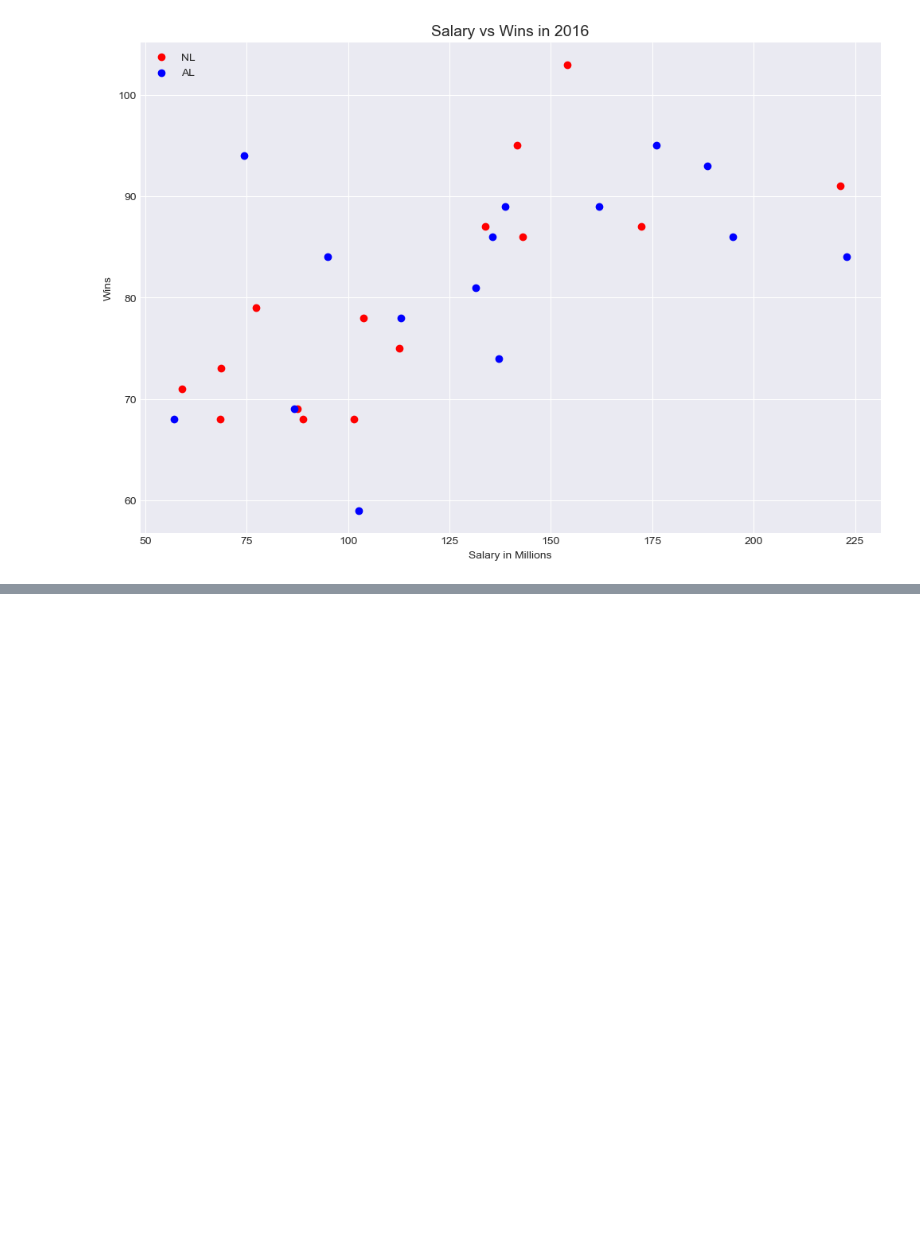
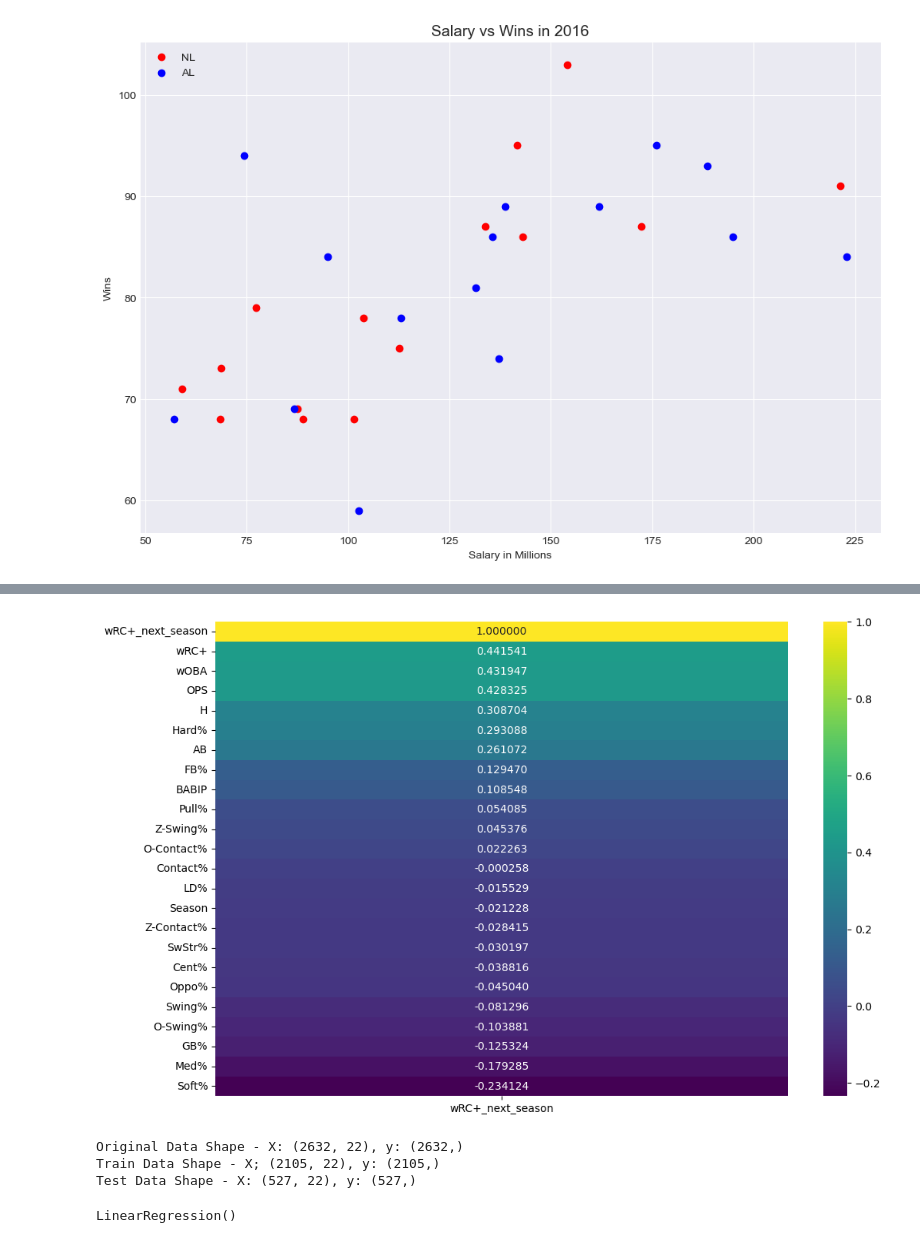
Before and after one commit to danielcho16/baseball_analytics, a Jupyter notebook: baseball_analytics.ipynb, the cells around one changed output, grey strips where cells are left out. Cells and saved outputs as stored; diff of their text form; code cells hidden in the pictures; blank space fills up the shorter version.

```diff
--- a/baseball_analytics.ipynb
+++ b/baseball_analytics.ipynb
@@ -1297,0 +1306,12 @@ ax.legend(loc='upper left');
+# %%
+# batting dataframes
+batting_df = batting_stats(2010,2022,qual=10)
+bat_2022_df = batting_stats(2021,2022,qual=10)
+# %%
+# Mike Trout dataframe
+hits_df = batting_df.loc[:,['Season','Name','AB','H','OPS','BABIP','wOBA','wRC+','LD%','GB%','FB%','O-Swing%','Z-Swing%','O-Contact%','Z-Contact%',
+                            'SwStr%','Contact%','Swing%','Pull%','Cent%','Oppo%','Soft%','Med%','Hard%']]
+hits_df['wRC+_next_season'] = hits_df.sort_values(['Name','Season'],ascending=False).groupby('Name')['wRC+'].shift()
+hits_df = hits_df.loc[hits_df['AB']>=300]
+hits_df = hits_df.loc[hits_df['wRC+_next_season'].notnull()]
+hits_df.loc[hits_df['Name']=='Mike Trout',['Name','Season','AB','OPS','wOBA','wRC+','wRC+_next_season']].sort_values(by='Season')
@@ -1297,0 +1328,27 @@ ax.legend(loc='upper left');
+# %%
+# correlation heatmap
+plt.figure(figsize=(12,8))
+sns.heatmap(hits_df.corr()[['wRC+_next_season']].sort_values(by='wRC+_next_season',ascending=False),annot=True,cmap='viridis',fmt='.6f');
+# %% [output]
+[figure, added]
+# %%
+# train test split
+X = hits_df.drop(['Season','Name','wRC+_next_season'],axis=1)
+y = hits_df['wRC+_next_season']
+
+print('Original Data Shape - X: {0}, y: {1}'.format(X.shape,y.shape))
+
+X_train, X_test, y_train, y_test = train_test_split(X, y, test_size=0.2, random_state=42)
+
+print('Train Data Shape - X; {0}, y: {1}'.format(X_train.shape,y_train.shape))
+print('Test Data Shape - X: {0}, y: {1}'.format(X_test.shape,y_test.shape))
+# %% [output]
+Original Data Shape - X: (2632, 22), y: (2632,)
+Train Data Shape - X; (2105, 22), y: (2105,)
+Test Data Shape - X: (527, 22), y: (527,)
+# %%
+# linear regression model
+lr = LinearRegression()
+lr.fit(X_train,y_train)
+# %% [output]
+LinearRegression()
```
Also changed, not shown: parts of 9 cells of this notebook, 1 other file.
